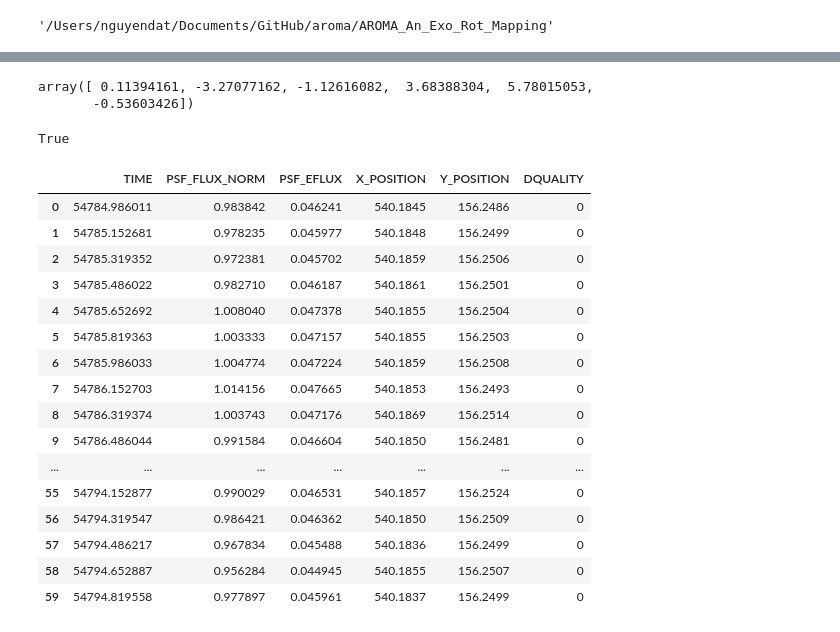
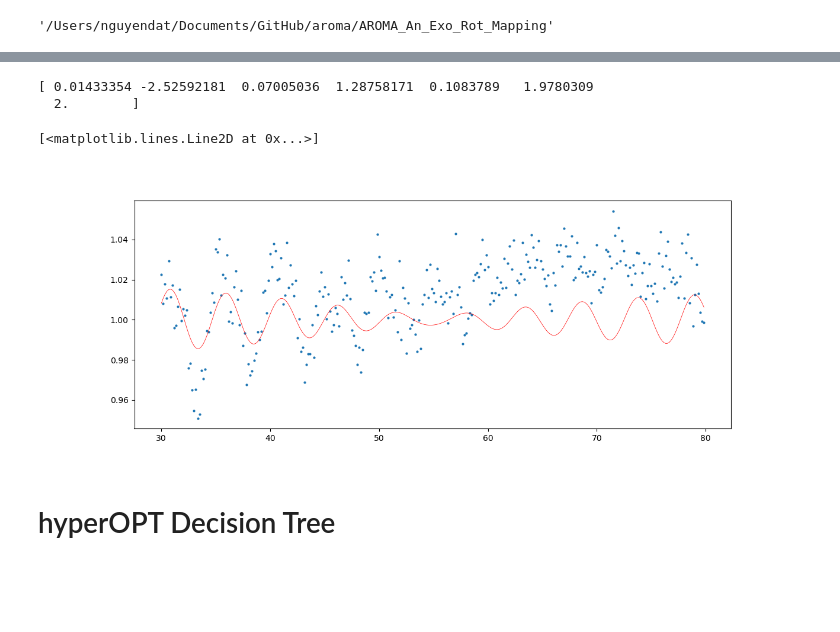
Before and after one commit to fudanguyen/aroma, a Jupyter notebook: AROMA_An_Exo_Rot_Mapping/notebooks/lightCurveSyntheticFit.ipynb, the cells around one changed output, grey strips where cells are left out. Cells and saved outputs as stored; diff of their text form; code cells hidden in the pictures; blank space fills up the shorter version.

```diff
--- a/AROMA_An_Exo_Rot_Mapping/notebooks/lightCurveSyntheticFit.ipynb
+++ b/AROMA_An_Exo_Rot_Mapping/notebooks/lightCurveSyntheticFit.ipynb
@@ -3,7 +3,11 @@ from AROMA import *
 from AROMA.utils import *
 from AROMA.config import *
 import pandas as pd
+from scipy.optimize import curve_fit
+
 %matplotlib widget
+
+pi = np.pi
 
 def find_nearest(array, value):
     array = np.asarray(array)
@@ -290,29 +142,39 @@ plt.show()
-# %%
-popt
-# %% [output]
-array([ 0.11394161, -3.27077162, -1.12616082,  3.68388304,  5.78015053,
-       -0.53603426])
-# %%
-y = data.TIME-data.TIME.iloc[0] < 10
-# %% [output]
-True
-# %%
- data[(data.TIME-data.TIME.iloc[0]) <= 10]
-# %% [output]
-|  | TIME | PSF_FLUX_NORM | PSF_EFLUX | X_POSITION | Y_POSITION | DQUALITY |
-| 0 | 54784.986011 | 0.983842 | 0.046241 | 540.1845 | 156.2486 | 0 |
-| 1 | 54785.152681 | 0.978235 | 0.045977 | 540.1848 | 156.2499 | 0 |
-| 2 | 54785.319352 | 0.972381 | 0.045702 | 540.1859 | 156.2506 | 0 |
-| 3 | 54785.486022 | 0.982710 | 0.046187 | 540.1861 | 156.2501 | 0 |
-| 4 | 54785.652692 | 1.008040 | 0.047378 | 540.1855 | 156.2504 | 0 |
-| 5 | 54785.819363 | 1.003333 | 0.047157 | 540.1855 | 156.2503 | 0 |
-| 6 | 54785.986033 | 1.004774 | 0.047224 | 540.1859 | 156.2508 | 0 |
-| 7 | 54786.152703 | 1.014156 | 0.047665 | 540.1853 | 156.2493 | 0 |
-| 8 | 54786.319374 | 1.003743 | 0.047176 | 540.1869 | 156.2514 | 0 |
-| 9 | 54786.486044 | 0.991584 | 0.046604 | 540.1850 | 156.2481 | 0 |
-| ... | ... | ... | ... | ... | ... | ... |
-| 55 | 54794.152877 | 0.990029 | 0.046531 | 540.1857 | 156.2524 | 0 |
-| 56 | 54794.319547 | 0.986421 | 0.046362 | 540.1850 | 156.2509 | 0 |
-| 57 | 54794.486217 | 0.967834 | 0.045488 | 540.1836 | 156.2499 | 0 |
-| 58 | 54794.652887 | 0.956284 | 0.044945 | 540.1855 | 156.2507 | 0 |
-| 59 | 54794.819558 | 0.977897 | 0.045961 | 540.1837 | 156.2499 | 0 |
+# %%
+tlow, thigh = segments[0][0], segments[0][1]
+# periods3 = np.array([4.68, 4.98, 5.26])
+periods3 = np.array([4.68, 5.26, 5.34])
+om3 = 2*pi/periods3
+
+# a1, a2, a3 = 1,2,3
+# p1, p2, p3 = 1,2,3
+# plt.figure(figsize=(13,5)), plt.tight_layout()
+# plt.plot(time, threesines(a1, p1, a2, p2, a3, p3, offset=0.5, time=time), ls='', marker='o', ms=2)
+
+# guess = [1, 0.5,
+#          1, 0.5,
+#          1, 0.5,
+#          1]
+lim = [(0, np.inf), (-np.inf, np.inf),
+       (0, np.inf), (-np.inf, np.inf),
+       (0, np.inf), (-np.inf, np.inf),
+       (0, np.inf)]
+guesses=[0.5, -0.4, 0.5, 0.3, 0.5, -0.2, 2]
+
+subset = data.query('TIME < %f & TIME >= %f'%(thigh, tlow))
+timearr = subset.TIME
+lcarr = subset.PSF_FLUX_NORM
+
+popt, pcov = curve_fit(threesines, timearr, lcarr, p0=guesses, bounds=np.transpose(lim))
+fit = 0.1*threesines(timearr, popt[0], popt[1], popt[2], popt[3], popt[4], popt[5], popt[6]) + 1
+print(popt)
+
+plt.figure(figsize=(13,5)), plt.tight_layout()
+plt.plot(timearr, lcarr, ls='', marker='o', ms=2)
+plt.plot(timearr, fit, c='r', lw=0.5)
+# %% [output]
+[ 0.01433354 -2.52592181  0.07005036  1.28758171  0.1083789   1.9780309
+  2.        ]
+[<matplotlib.lines.Line2D at 0x...>]
+[figure, added]
+# %% [markdown]
+# hyperOPT Decision Tree
```
Also changed, not shown: parts of 17 cells of this notebook, 6 other files.
